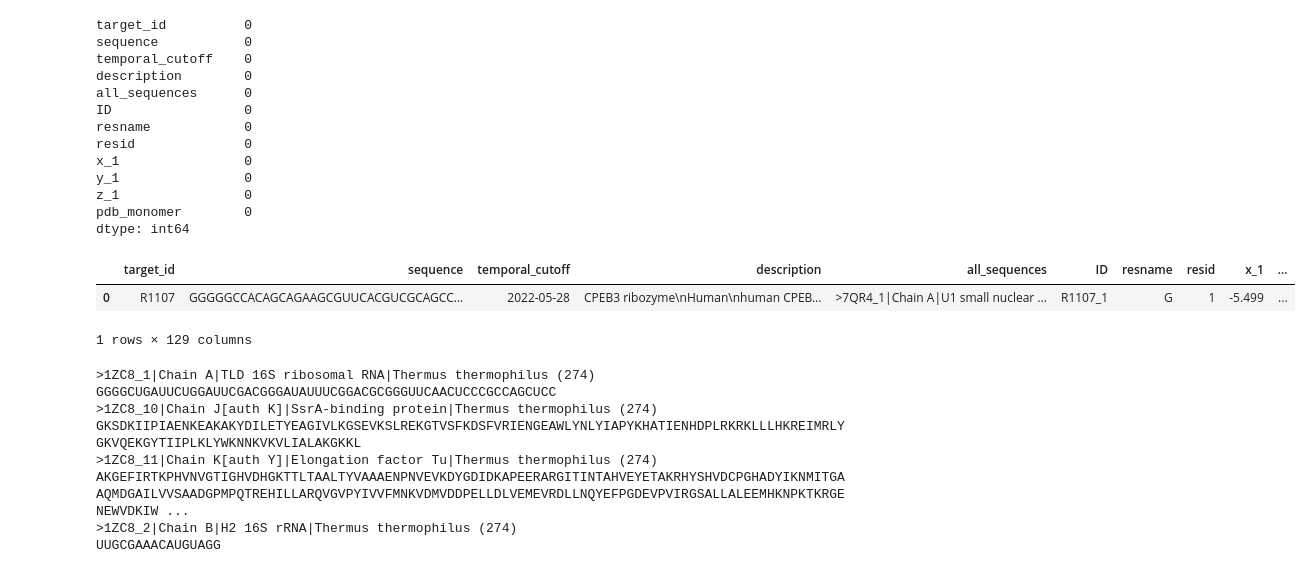
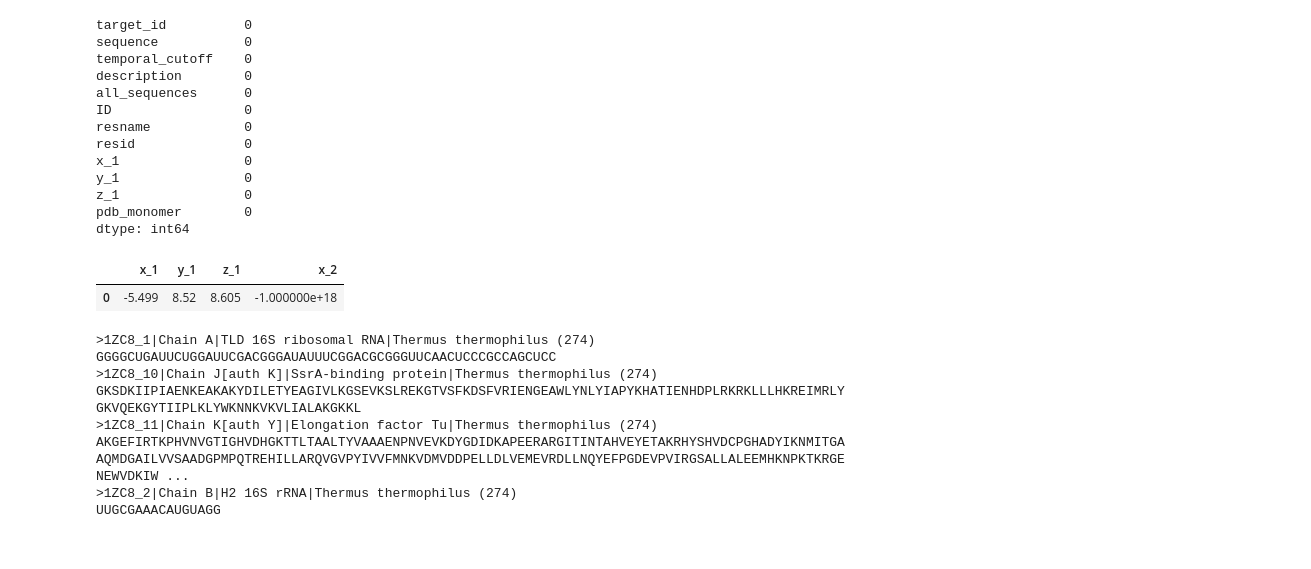
Before and after one commit to achen004/Stanford-RNA-3D-Folding-Structure-Prediction, a Jupyter notebook: rna-sequence-modeling.ipynb, the cells around one changed output. Drawn from its saved outputs; the diff is of its cells as text; code cells hidden in the pictures.

```diff
--- a/rna-sequence-modeling.ipynb
+++ b/rna-sequence-modeling.ipynb
@@ -89,13 +95,12 @@ def df_label_extract_merge(df_path, label_path):
     ldf['pdb_monomer']=ldf['ID'].str.rsplit('_',n=1).str[1]
     return df.merge(ldf, how='left', on='target_id')
 # %%
-#validation has 40 structural coordinate output triplets, whereas training has only 1 triplet output
+#validation has 40 structural coordinate output triplets, whereas training has only 1 triplet output (empty multi-dimensional slots)
 validation_df=df_label_extract_merge(df_path=validation_path, label_path=validation_labels_path)
-validation_df.head(1)
+validation_df[training_coordinates+['x_2']].head(1)
 # %% [output]
-|  | target_id | sequence | temporal_cutoff | description | all_sequences | ID | resname | resid | x_1 | ... |
-| 0 | R1107 | GGGGGCCACAGCAGAAGCGUUCACGUCGCAGCC... | 2022-05-28 | CPEB3 ribozyme\nHuman\nhuman CPEB... | >7QR4_1|Chain A|U1 small nuclear ... | R1107_1 | G | 1 | -5.499 | ... |
+|  | x_1 | y_1 | z_1 | x_2 |
+| 0 | -5.499 | 8.52 | 8.605 | -1.000000e+18 |
-1 rows × 129 columns
 # %%
 #convert submission csv as same format as original training csv
 test_df=pd.read_csv(testing_path)
```
Also changed, not shown: parts of 7 cells of this notebook.
